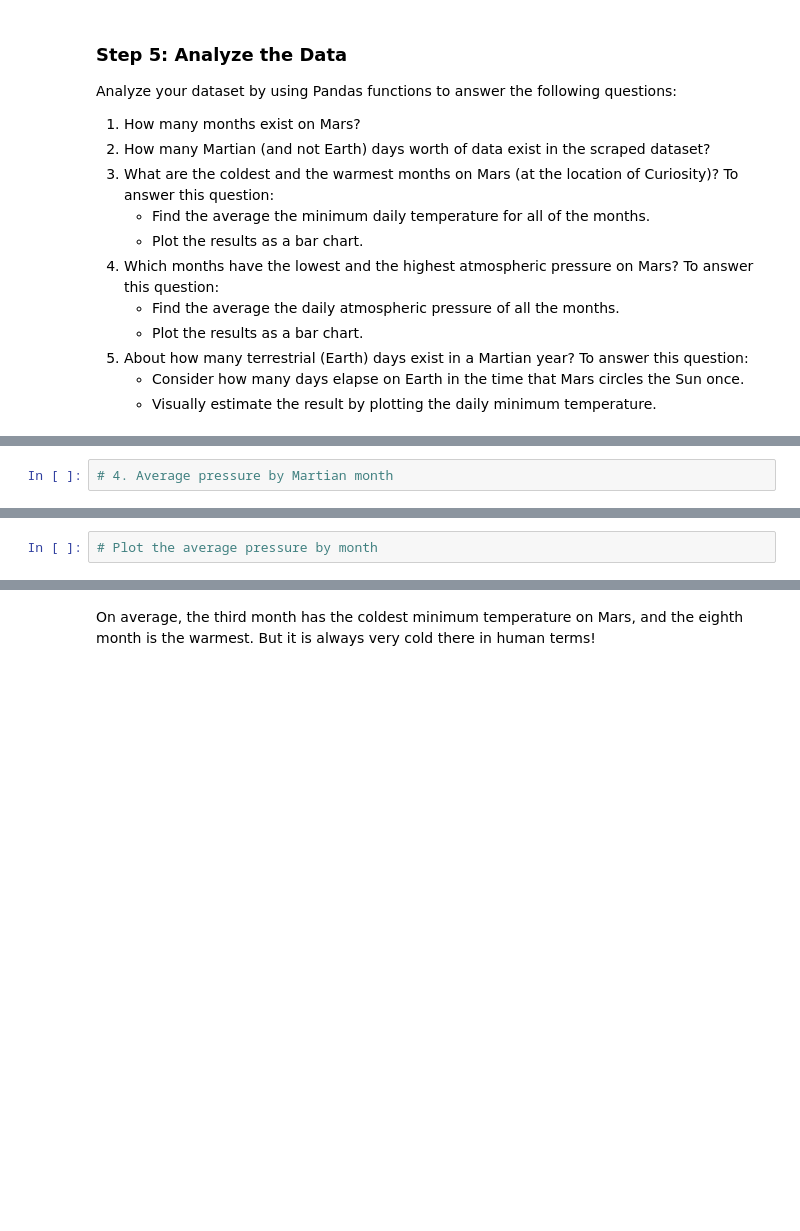
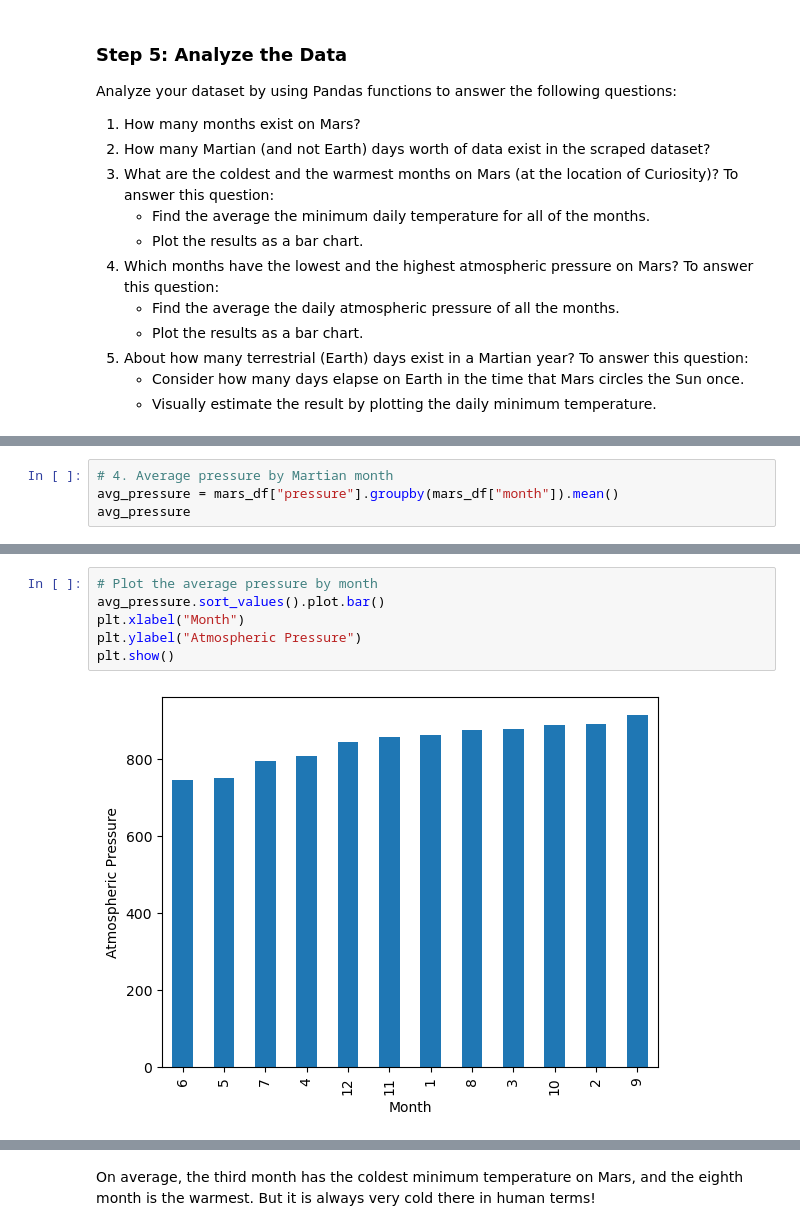
Before and after one commit to vdescioli/datacollection-challenge, a Jupyter notebook: part_2_mars_weather.ipynb, the cells around one changed output, grey strips where cells are left out. Drawn from its saved outputs; the diff is of its cells as text; blank space fills up the shorter version.

```diff
--- a/part_2_mars_weather.ipynb
+++ b/part_2_mars_weather.ipynb
@@ -160,2 +209,4 @@ Analyze your dataset by using Pandas functions to answer the following questions
 # %%
 # 4. Average pressure by Martian month
+avg_pressure = mars_df["pressure"].groupby(mars_df["month"]).mean()
+avg_pressure
@@ -162,4 +228,10 @@ Analyze your dataset by using Pandas functions to answer the following questions
 # %%
 # Plot the average pressure by month
+avg_pressure.sort_values().plot.bar()
+plt.xlabel("Month")
+plt.ylabel("Atmospheric Pressure")
+plt.show()
+# %% [output]
+[figure, added]
 # %%
 # 5. How many terrestrial (earth) days are there in a Martian year?
```
Also changed, not shown: parts of 8 cells of this notebook, 1 other file.
